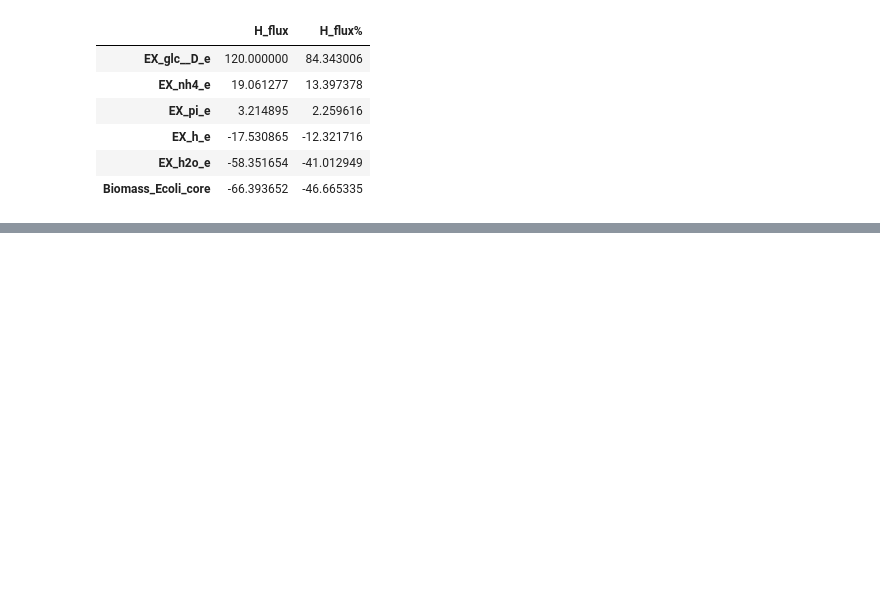
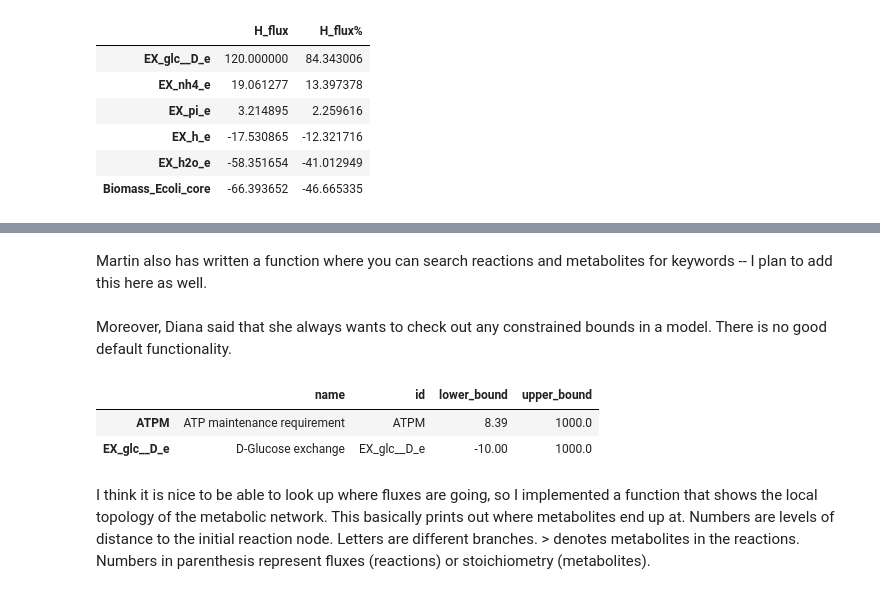
Before and after one commit to Gotsmy/snek, a Jupyter notebook: docs/source/data/demo.ipynb, the cells around one changed output, grey strips where cells are left out. Saved outputs shown, nothing was run; the diff lists cells and outputs as text; code cells hidden in the pictures; blank space fills up the shorter version.

```diff
--- a/docs/source/data/demo.ipynb
+++ b/docs/source/data/demo.ipynb
@@ -197,0 +269,12 @@ snek.elements.element_fluxes(model,'H')
+# %% [markdown]
+Martin also has written a function where you can search reactions and metabolites for keywords -- I plan to add this here as well.
+# %% [markdown]
+Moreover, Diana said that she always wants to check out any constrained bounds in a model. There is no good default functionality.
+# %%
+snek.analysis.get_constrained_reactions(model)
+# %% [output]
+|  | name | id | lower_bound | upper_bound |
+| ATPM | ATP maintenance requirement | ATPM | 8.39 | 1000.0 |
+| EX_glc__D_e | D-Glucose exchange | EX_glc__D_e | -10.00 | 1000.0 |
+# %% [markdown]
+I think it is nice to be able to look up where fluxes are going, so I implemented a function that shows the local topology of the metabolic network. This basically prints out where metabolites end up at. Numbers are levels of distance to the initial reaction node. Letters are different branches. > denotes metabolites in the reactions. Numbers in parenthesis represent fluxes (reactions) or stoichiometry (metabolites).
```
Also changed, not shown: parts of 16 cells of this notebook.
